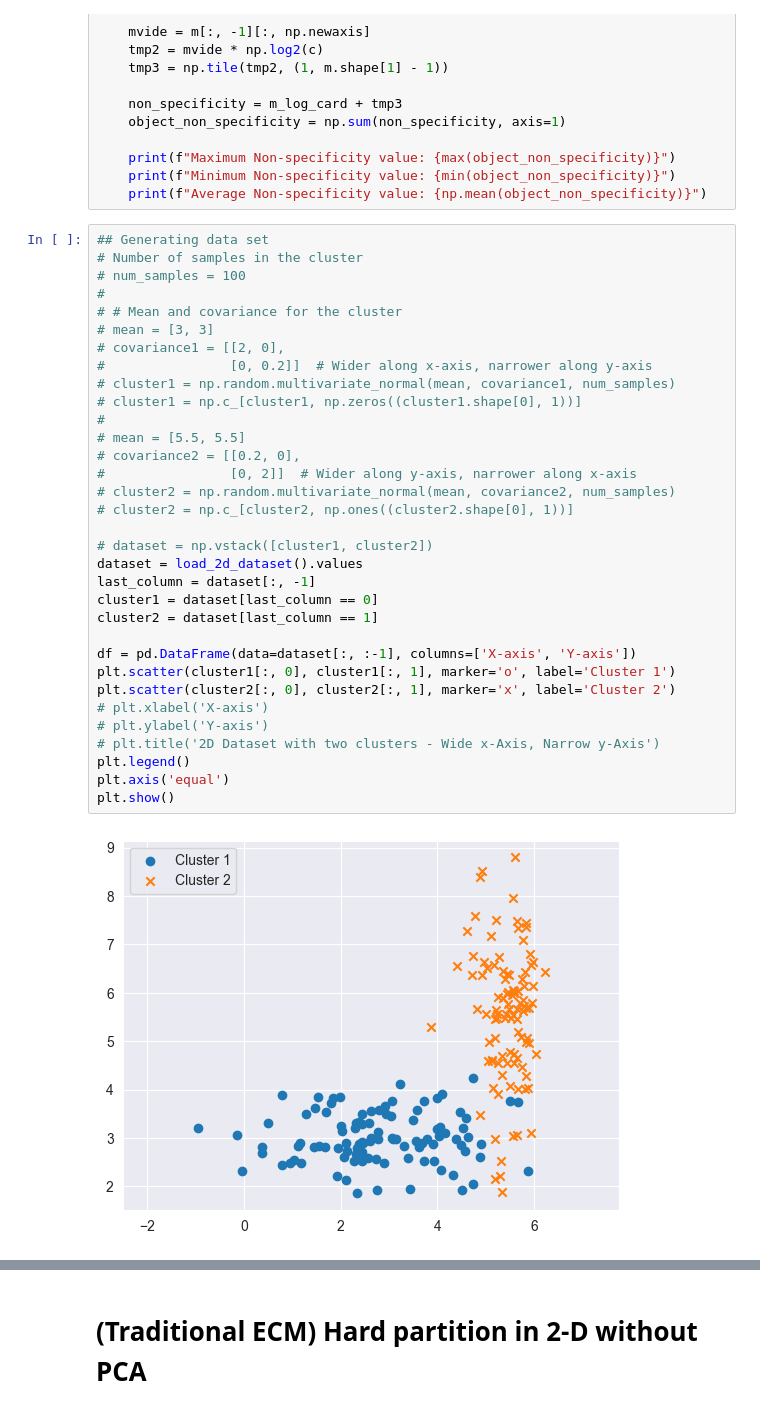
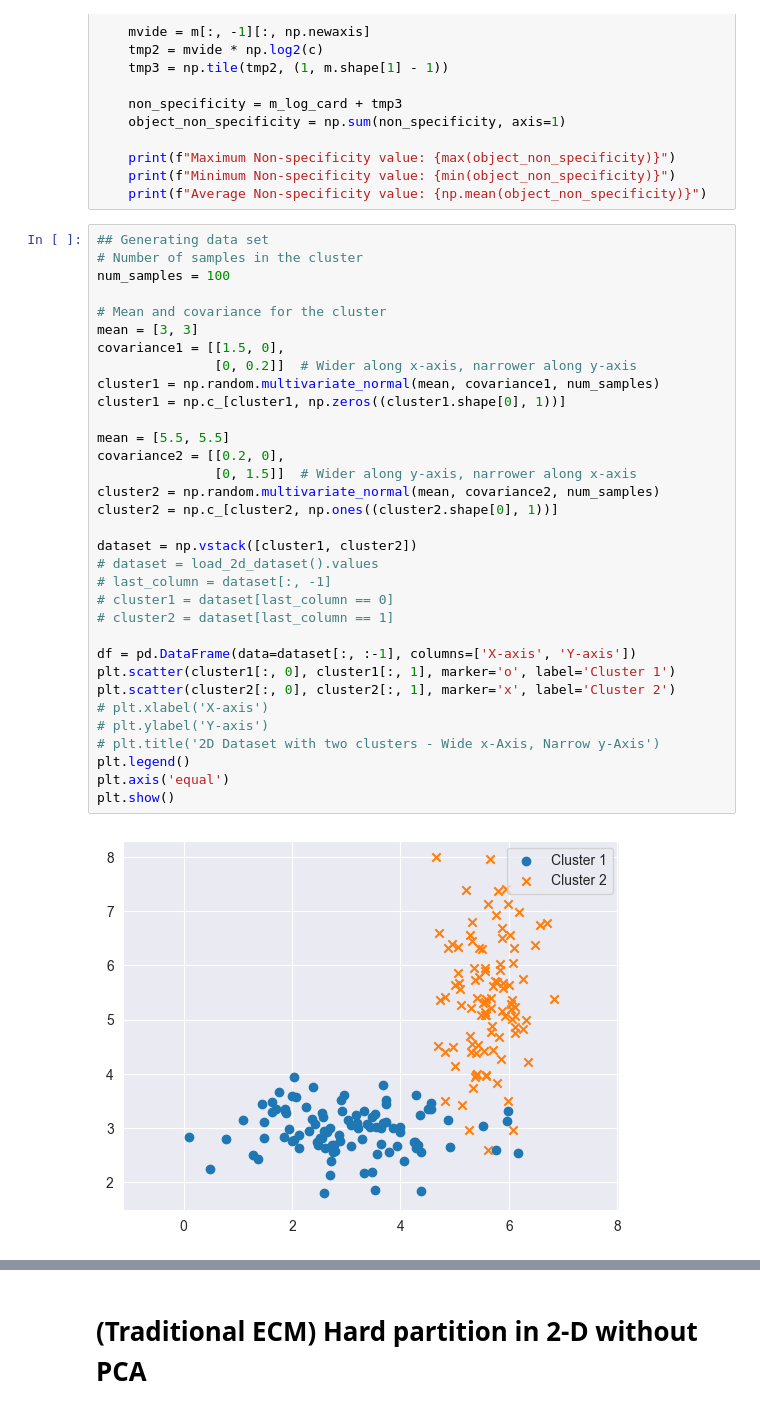
Before and after one commit to tridogithub/evclust, a Jupyter notebook: docs/example_fwecm.ipynb, the cells around one changed output, grey strips where cells are left out. Drawn from its saved outputs; the diff is of its cells as text.

Commit message:
Update results with new generated dataset

```diff
--- a/docs/example_fwecm.ipynb
+++ b/docs/example_fwecm.ipynb
@@ -113,35 +113,35 @@ def calculate_non_specificity(cluster_model):
 # %%
 ## Generating data set
 # Number of samples in the cluster
-# num_samples = 100
-#
-# # Mean and covariance for the cluster
-# mean = [3, 3]
-# covariance1 = [[2, 0],
-#                [0, 0.2]]  # Wider along x-axis, narrower along y-axis
-# cluster1 = np.random.multivariate_normal(mean, covariance1, num_samples)
-# cluster1 = np.c_[cluster1, np.zeros((cluster1.shape[0], 1))]
-#
-# mean = [5.5, 5.5]
-# covariance2 = [[0.2, 0],
-#                [0, 2]]  # Wider along y-axis, narrower along x-axis
-# cluster2 = np.random.multivariate_normal(mean, covariance2, num_samples)
-# cluster2 = np.c_[cluster2, np.ones((cluster2.shape[0], 1))]
+num_samples = 100
 
-# dataset = np.vstack([cluster1, cluster2])
-dataset = load_2d_dataset().values
-last_column = dataset[:, -1]
-cluster1 = dataset[last_column == 0]
-cluster2 = dataset[last_column == 1]
+# Mean and covariance for the cluster
+mean = [3, 3]
+covariance1 = [[1.5, 0],
+               [0, 0.2]]  # Wider along x-axis, narrower along y-axis
+cluster1 = np.random.multivariate_normal(mean, covariance1, num_samples)
+cluster1 = np.c_[cluster1, np.zeros((cluster1.shape[0], 1))]
+
+mean = [5.5, 5.5]
+covariance2 = [[0.2, 0],
+               [0, 1.5]]  # Wider along y-axis, narrower along x-axis
+cluster2 = np.random.multivariate_normal(mean, covariance2, num_samples)
+cluster2 = np.c_[cluster2, np.ones((cluster2.shape[0], 1))]
+
+dataset = np.vstack([cluster1, cluster2])
+# dataset = load_2d_dataset().values
+# last_column = dataset[:, -1]
+# cluster1 = dataset[last_column == 0]
+# cluster2 = dataset[last_column == 1]
 
 df = pd.DataFrame(data=dataset[:, :-1], columns=['X-axis', 'Y-axis'])
 plt.scatter(cluster1[:, 0], cluster1[:, 1], marker='o', label='Cluster 1')
 plt.scatter(cluster2[:, 0], cluster2[:, 1], marker='x', label='Cluster 2')
 # plt.xlabel('X-axis')
 # plt.ylabel('Y-axis')
 # plt.title('2D Dataset with two clusters - Wide x-Axis, Narrow y-Axis')
 plt.legend()
 plt.axis('equal')
 plt.show()
 # %% [output]
-[figure, old version]
+[figure, new version]
```
Also changed, not shown: parts of 7 cells of this notebook.
